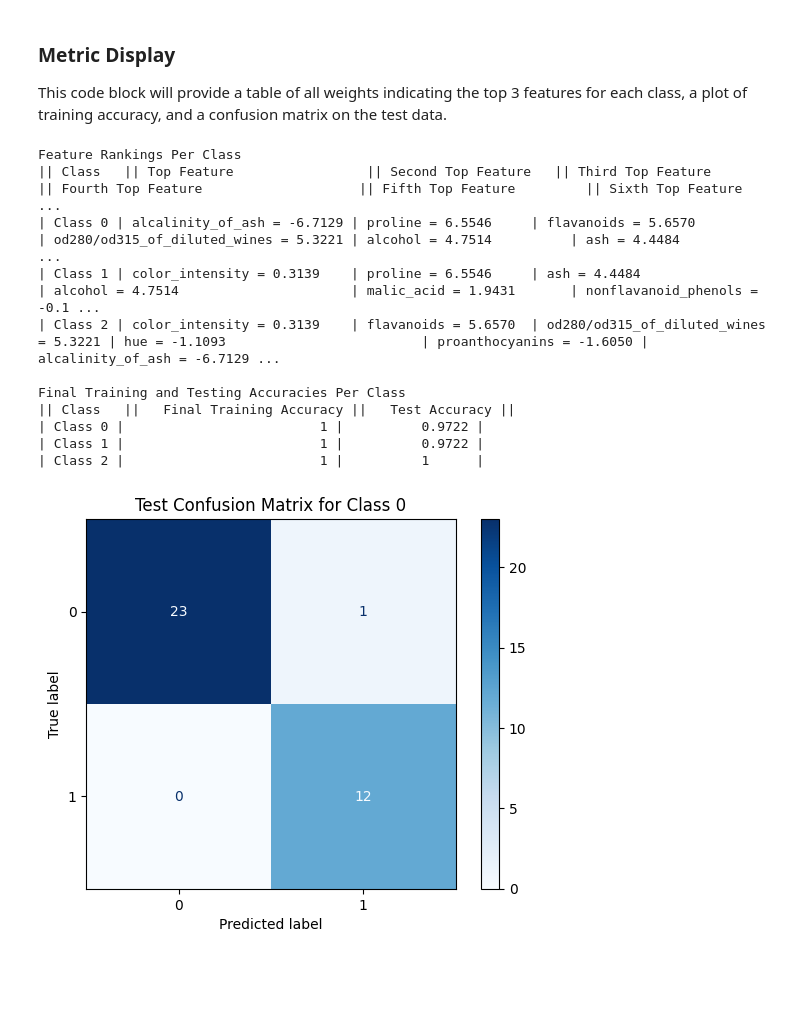
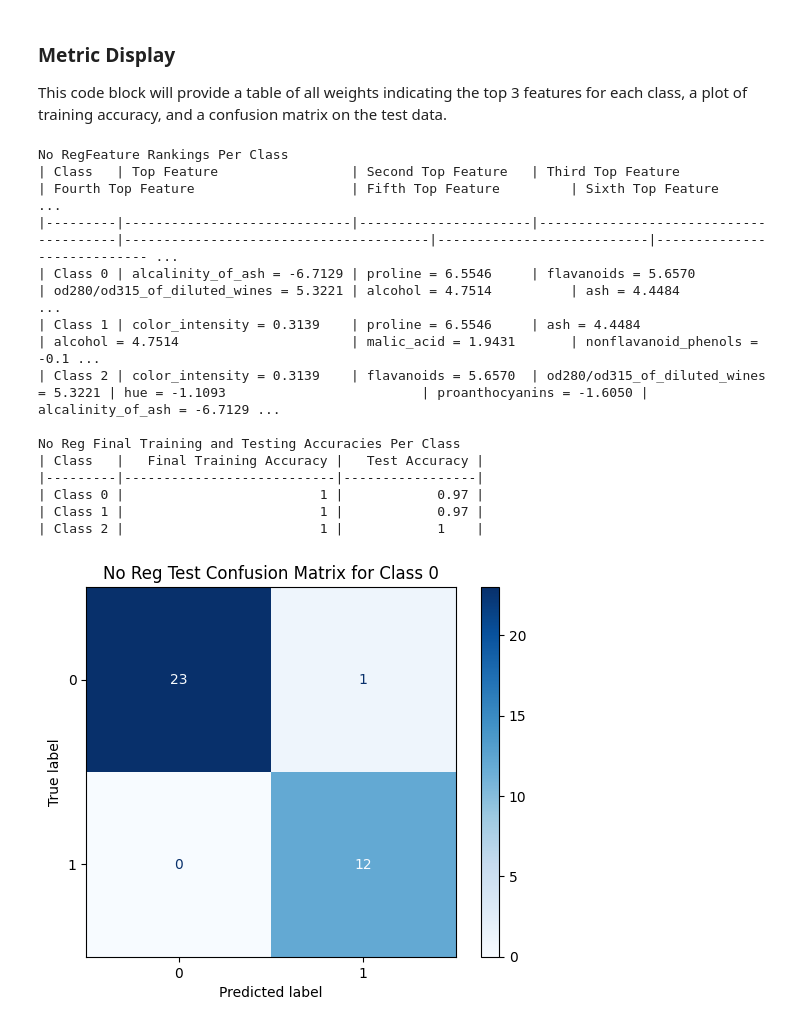
Before and after one commit to cmh02/COMP5630---Machine-Learning, a Jupyter notebook: Assignment2 - Binary Logistic Regression/src/assignment2_binarylogisticregression.ipynb, the cells around one changed output. Drawn from its saved outputs; the diff is of its cells as text; code cells hidden in the pictures; blank space fills up the shorter version.

```diff
--- a/Assignment2 - Binary Logistic Regression/src/assignment2_binarylogisticregression.ipynb
+++ b/Assignment2 - Binary Logistic Regression/src/assignment2_binarylogisticregression.ipynb
@@ -306,9 +307,9 @@ This section will implement logistic regression using scikit learn.
 This code block will create models using sklearn for each class.
 # %%
 # Create model for each class
-sklearn_logisticRegressionModel_class0 = LogisticRegression(penalty=None, max_iter=10000)
-sklearn_logisticRegressionModel_class1 = LogisticRegression(penalty=None, max_iter=10000)
-sklearn_logisticRegressionModel_class2 = LogisticRegression(penalty=None, max_iter=10000)
+sklearnNoReg_logisticRegressionModel_class0 = LogisticRegression(penalty=None)
+sklearnNoReg_logisticRegressionModel_class1 = LogisticRegression(penalty=None)
+sklearnNoReg_logisticRegressionModel_class2 = LogisticRegression(penalty=None)
 # %% [markdown]
 ### Model Training
 
@@ -353,14 +354,14 @@ sklearn_confusionMatrix_class2 = confusion_matrix(test_Target_encoded["class_2"]
 This code block will extract the weights and rank each feature by absolute value of weight.
 # %%
 # Get the weights for each model
-sklearn_weights_class0 = sklearn_logisticRegressionModel_class0.coef_[0]
-sklearn_weights_class1 = sklearn_logisticRegressionModel_class1.coef_[0]
-sklearn_weights_class2 = sklearn_logisticRegressionModel_class2.coef_[0]
+sklearnNoReg_weights_class0 = sklearnNoReg_logisticRegressionModel_class0.coef_[0]
+sklearnNoReg_weights_class1 = sklearnNoReg_logisticRegressionModel_class1.coef_[0]
+sklearnNoReg_weights_class2 = sklearnNoReg_logisticRegressionModel_class2.coef_[0]
 
 # Order the features by absolute weight value for each class
-sklearn_featureRanking_class0 = np.argsort(np.abs(sklearn_weights_class0))[::-1]
-sklearn_featureRanking_class1 = np.argsort(np.abs(sklearn_weights_class1))[::-1]
-sklearn_featureRanking_class2 = np.argsort(np.abs(sklearn_weights_class2))[::-1]
+sklearnNoReg_featureRanking_class0 = np.argsort(np.abs(sklearnNoReg_weights_class0))[::-1]
+sklearnNoReg_featureRanking_class1 = np.argsort(np.abs(sklearnNoReg_weights_class1))[::-1]
+sklearnNoReg_featureRanking_class2 = np.argsort(np.abs(sklearnNoReg_weights_class2))[::-1]
 # %% [markdown]
 ### Metric Display
 
@@ -368,48 +369,50 @@ This code block will provide a table of all weights indicating the top 3 feature
 # %%
 # Get the feature names from raw data
 featureNames = df_Features.columns.tolist()
 
 # Build a table to show the ranked features for each class
-print(f"Feature Rankings Per Class")
-tableHeaders_featureRankings = ["Class", "Top Feature", "Second Top Feature", "Third Top Feature", "Fourth Top Feature", "Fifth Top Feature", "Sixth Top Feature", "Seventh Top Feature", "Eighth Top Feature", "Ninth Top Feature", "Tenth Top Feature", "Eleventh Top Feature", "Twelfth Top Feature", "Thirteenth Top Feature"]
-tableRows_featureRankings = []
-for classIndex, rankings in enumerate([sklearn_featureRanking_class0, sklearn_featureRanking_class1, sklearn_featureRanking_class2]):
-	tableRows_featureRankings.append([f"Class {classIndex}"] + [f"{featureNames[rankings[i]]} = {sklearn_weights_class0[rankings[i]]:.4f}" for i in range(13)])
-print(tabulate.tabulate(tabular_data=tableRows_featureRankings, headers=tableHeaders_featureRankings, tablefmt="jira"))
+print(f"No RegFeature Rankings Per Class")
+tableHeaders_sklearnNoReg_featureRankings = ["Class", "Top Feature", "Second Top Feature", "Third Top Feature", "Fourth Top Feature", "Fifth Top Feature", "Sixth Top Feature", "Seventh Top Feature", "Eighth Top Feature", "Ninth Top Feature", "Tenth Top Feature", "Eleventh Top Feature", "Twelfth Top Feature", "Thirteenth Top Feature"]
+tableRows_sklearnNoReg_featureRankings = []
+for classIndex, rankings in enumerate([sklearnNoReg_featureRanking_class0, sklearnNoReg_featureRanking_class1, sklearnNoReg_featureRanking_class2]):
+	tableRows_sklearnNoReg_featureRankings.append([f"Class {classIndex}"] + [f"{featureNames[rankings[i]]} = {sklearnNoReg_weights_class0[rankings[i]]:.4f}" for i in range(13)])
+print(tabulate.tabulate(tabular_data=tableRows_sklearnNoReg_featureRankings, headers=tableHeaders_sklearnNoReg_featureRankings, tablefmt="github"))
 
 # Build a table to show the final training and testing accuracies for each class
-print(f"\nFinal Training and Testing Accuracies Per Class")
-tableHeaders_accuracies = ["Class", "Final Training Accuracy", "Test Accuracy"]
-tableRows_accuracies = [
-	["Class 0", f"{sklearn_accuracy_finalTraining_class0:.4f}", f"{sklearn_accuracy_test_class0:.4f}"],
-	["Class 1", f"{sklearn_accuracy_finalTraining_class1:.4f}", f"{sklearn_accuracy_test_class1:.4f}"],
-	["Class 2", f"{sklearn_accuracy_finalTraining_class2:.4f}", f"{sklearn_accuracy_test_class2:.4f}"],
+print(f"\nNo Reg Final Training and Testing Accuracies Per Class")
+tableHeaders_sklearnNoReg_accuracies = ["Class", "Final Training Accuracy", "Test Accuracy"]
+tableRows_sklearnNoReg_accuracies = [
+	["Class 0", f"{sklearnNoReg_accuracy_finalTraining_class0:.2f}", f"{sklearnNoReg_accuracy_test_class0:.2f}"],
+	["Class 1", f"{sklearnNoReg_accuracy_finalTraining_class1:.2f}", f"{sklearnNoReg_accuracy_test_class1:.2f}"],
+	["Class 2", f"{sklearnNoReg_accuracy_finalTraining_class2:.2f}", f"{sklearnNoReg_accuracy_test_class2:.2f}"],
 ]
-print(tabulate.tabulate(tabular_data=tableRows_accuracies, headers=tableHeaders_accuracies, tablefmt="jira"))
+print(tabulate.tabulate(tabular_data=tableRows_sklearnNoReg_accuracies, headers=tableHeaders_sklearnNoReg_accuracies, tablefmt="github"))
 
 # Display confusion matrix for each class
-sklearn_cmdisplay_class0 = ConfusionMatrixDisplay(confusion_matrix=sklearn_confusionMatrix_class0)
-sklearn_cmdisplay_class0.plot(cmap='Blues')
-plt.title("Test Confusion Matrix for Class 0")
+sklearnNoReg_cmdisplay_class0 = ConfusionMatrixDisplay(confusion_matrix=sklearnNoReg_confusionMatrix_class0)
+sklearnNoReg_cmdisplay_class0.plot(cmap='Blues')
+plt.title("No Reg Test Confusion Matrix for Class 0")
 plt.show()
-sklearn_cmdisplay_class1 = ConfusionMatrixDisplay(confusion_matrix=sklearn_confusionMatrix_class1)
-sklearn_cmdisplay_class1.plot(cmap='Blues')
-plt.title("Test Confusion Matrix for Class 1")
+sklearnNoReg_cmdisplay_class1 = ConfusionMatrixDisplay(confusion_matrix=sklearnNoReg_confusionMatrix_class1)
+sklearnNoReg_cmdisplay_class1.plot(cmap='Blues')
+plt.title("No Reg Test Confusion Matrix for Class 1")
 plt.show()
-sklearn_cmdisplay_class2 = ConfusionMatrixDisplay(confusion_matrix=sklearn_confusionMatrix_class2)
-sklearn_cmdisplay_class2.plot(cmap='Blues')
-plt.title("Test Confusion Matrix for Class 2")
+sklearnNoReg_cmdisplay_class2 = ConfusionMatrixDisplay(confusion_matrix=sklearnNoReg_confusionMatrix_class2)
+sklearnNoReg_cmdisplay_class2.plot(cmap='Blues')
+plt.title("No Reg Test Confusion Matrix for Class 2")
 plt.show()
 # %% [output]
-Feature Rankings Per Class
-|| Class   || Top Feature                 || Second Top Feature   || Third Top Feature                     || Fourth Top Feature                    || Fifth Top Feature         || Sixth Top Feature    ...
+No RegFeature Rankings Per Class
+| Class   | Top Feature                 | Second Top Feature   | Third Top Feature                     | Fourth Top Feature                    | Fifth Top Feature         | Sixth Top Feature           ...
+|---------|-----------------------------|----------------------|---------------------------------------|---------------------------------------|---------------------------|---------------------------- ...
 | Class 0 | alcalinity_of_ash = -6.7129 | proline = 6.5546     | flavanoids = 5.6570                   | od280/od315_of_diluted_wines = 5.3221 | alcohol = 4.7514          | ash = 4.4484                ...
 | Class 1 | color_intensity = 0.3139    | proline = 6.5546     | ash = 4.4484                          | alcohol = 4.7514                      | malic_acid = 1.9431       | nonflavanoid_phenols = -0.1 ...
 | Class 2 | color_intensity = 0.3139    | flavanoids = 5.6570  | od280/od315_of_diluted_wines = 5.3221 | hue = -1.1093                         | proanthocyanins = -1.6050 | alcalinity_of_ash = -6.7129 ...
 
-Final Training and Testing Accuracies Per Class
-|| Class   ||   Final Training Accuracy ||   Test Accuracy ||
-| Class 0 |                         1 |          0.9722 |
-| Class 1 |                         1 |          0.9722 |
-| Class 2 |                         1 |          1      |
+No Reg Final Training and Testing Accuracies Per Class
+| Class   |   Final Training Accuracy |   Test Accuracy |
+|---------|---------------------------|-----------------|
+| Class 0 |                         1 |            0.97 |
+| Class 1 |                         1 |            0.97 |
+| Class 2 |                         1 |            1    |
-[figure, old version]
+[figure, new version]
```
Also changed, not shown: parts of 24 cells of this notebook.
